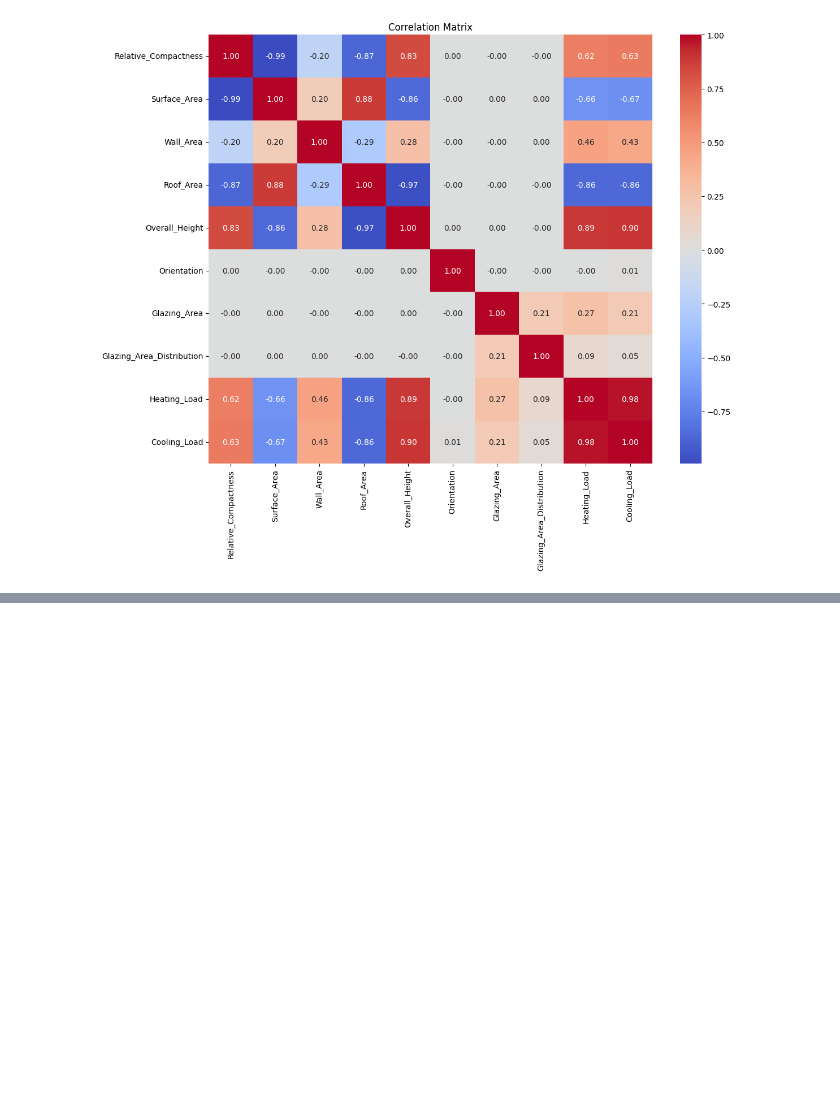
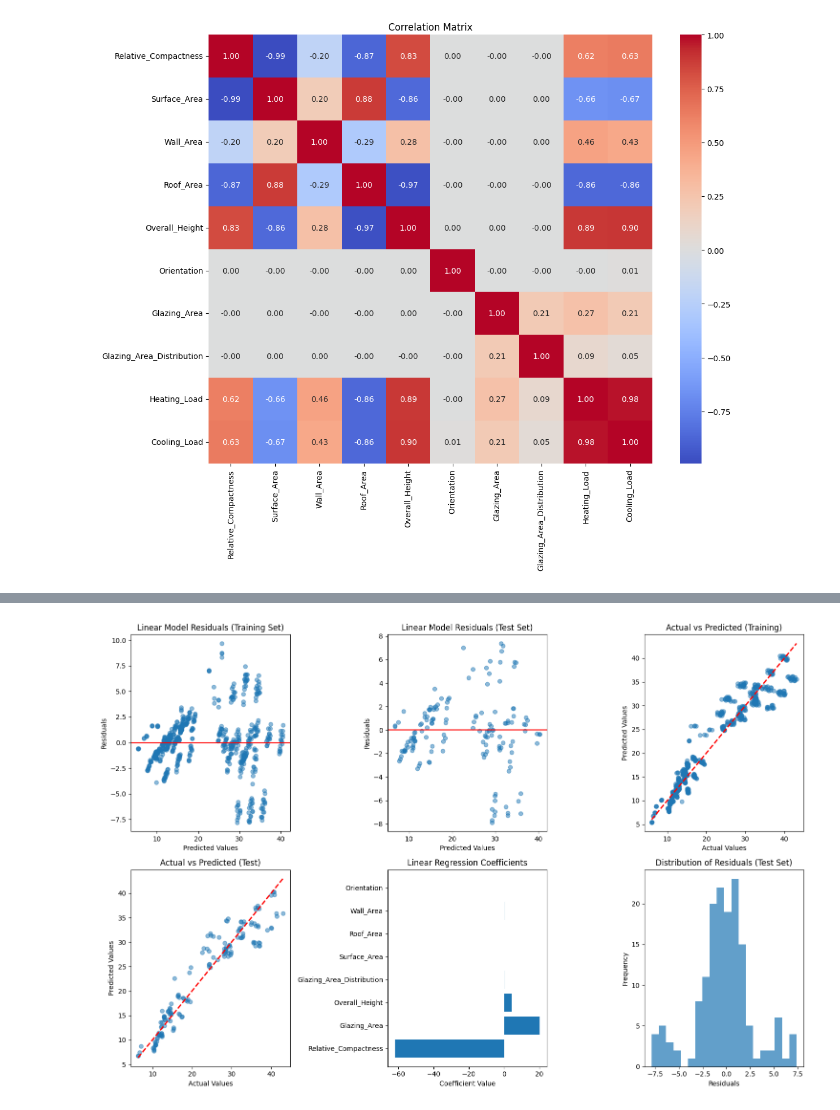
Before and after one commit to HARRY5D/C_O_D_E, a Jupyter notebook: PYTHON/ML/PRACTICALS/P4/Energy_Efficiency_Analysis_Jupyter.ipynb, the cells around one changed output, grey strips where cells are left out. Saved outputs shown, nothing was run; the diff lists cells and outputs as text; code cells hidden in the pictures; blank space fills up the shorter version.

```diff
--- a/PYTHON/ML/PRACTICALS/P4/Energy_Efficiency_Analysis_Jupyter.ipynb
+++ b/PYTHON/ML/PRACTICALS/P4/Energy_Efficiency_Analysis_Jupyter.ipynb
@@ -10,8 +10,8 @@ from sklearn.preprocessing import PolynomialFeatures
 from sklearn.metrics import r2_score, mean_absolute_error, mean_squared_error
 from sklearn.pipeline import make_pipeline
 # %%
-# Fix the file path with the correct filename
-file_path = r"C:\Users\dipes\Desktop\5th Sem\ML\DATASET\energy+efficiency\ENB2012_data.csv"
+
+file_path = r"D:\5th Sem\ML\DATASET\energy+efficiency\ENB2012_data.csv"
 data = pd.read_csv(file_path)
 
 # Display the first few rows to understand the structure
@@ -163,0 +163,83 @@ LinearRegression does not accept missing values encoded as NaN natively. For sup
+# %%
+# Step 4: LINEAR REGRESSION ANALYSIS
+print("=== LINEAR REGRESSION ANALYSIS ===")
+
+# Fit linear regression model
+linear_model = LinearRegression()
+linear_model.fit(X_train, y_train)
+
+# Make predictions
+y_train_pred_linear = linear_model.predict(X_train)
+y_test_pred_linear = linear_model.predict(X_test)
+
+# Evaluate linear regression model
+linear_train_r2 = r2_score(y_train, y_train_pred_linear)
+linear_test_r2 = r2_score(y_test, y_test_pred_linear)
+linear_train_mae = mean_absolute_error(y_train, y_train_pred_linear)
+linear_test_mae = mean_absolute_error(y_test, y_test_pred_linear)
+linear_train_rmse = np.sqrt(mean_squared_error(y_train, y_train_pred_linear))
+linear_test_rmse = np.sqrt(mean_squared_error(y_test, y_test_pred_linear))
+
+print("\nLinear Regression Performance:")
+print(f"Training R² score: {linear_train_r2:.4f}")
+print(f"Testing R² score: {linear_test_r2:.4f}")
+print(f"Training MAE: {linear_train_mae:.4f}")
+print(f"Testing MAE: {linear_test_mae:.4f}")
+print(f"Training RMSE: {linear_train_rmse:.4f}")
+print(f"Testing RMSE: {linear_test_rmse:.4f}")
+
+# Plot comprehensive linear regression analysis
+plt.figure(figsize=(15, 10))
+
+# Residual plots
+plt.subplot(2, 3, 1)
+plt.scatter(y_train_pred_linear, y_train_pred_linear - y_train, alpha=0.5)
+plt.title('Linear Model Residuals (Training Set)')
+plt.xlabel('Predicted Values')
+plt.ylabel('Residuals')
+plt.axhline(y=0, color='r', linestyle='-')
+
+plt.subplot(2, 3, 2)
+plt.scatter(y_test_pred_linear, y_test_pred_linear - y_test, alpha=0.5)
+plt.title('Linear Model Residuals (Test Set)')
+plt.xlabel('Predicted Values')
+plt.ylabel('Residuals')
+plt.axhline(y=0, color='r', linestyle='-')
+
+# Actual vs Predicted plots
+plt.subplot(2, 3, 3)
+plt.scatter(y_train, y_train_pred_linear, alpha=0.5)
+plt.plot([y_train.min(), y_train.max()], [y_train.min(), y_train.max()], 'r--', lw=2)
+plt.xlabel('Actual Values')
+plt.ylabel('Predicted Values')
+plt.title('Actual vs Predicted (Training)')
+
+plt.subplot(2, 3, 4)
+plt.scatter(y_test, y_test_pred_linear, alpha=0.5)
+plt.plot([y_test.min(), y_test.max()], [y_test.min(), y_test.max()], 'r--', lw=2)
+plt.xlabel('Actual Values')
+plt.ylabel('Predicted Values')
+plt.title('Actual vs Predicted (Test)')
+
+# Feature importance
+plt.subplot(2, 3, 5)
+feature_importance = pd.DataFrame({
+    'Feature': X.columns,
+    'Coefficient': linear_model.coef_
+})
+feature_importance = feature_importance.sort_values('Coefficient', key=abs, ascending=False)
+plt.barh(feature_importance['Feature'], feature_importance['Coefficient'])
+plt.title('Linear Regression Coefficients')
+plt.xlabel('Coefficient Value')
+
+# Distribution of residuals
+plt.subplot(2, 3, 6)
+residuals = y_test_pred_linear - y_test
+plt.hist(residuals, bins=20, alpha=0.7)
+plt.title('Distribution of Residuals (Test Set)')
+plt.xlabel('Residuals')
+plt.ylabel('Frequency')
+
+plt.tight_layout()
+plt.show()
+# %% [output]
@@ -164,3 +255,4 @@ LinearRegression does not accept missing values encoded as NaN natively. For sup
+[figure, added]
 # %%
 # Let's ensure our feature and target variables are properly defined
 # Check if X and y_heating are already defined correctly
```
Also changed, not shown: parts of 8 cells of this notebook, 46 other files.
